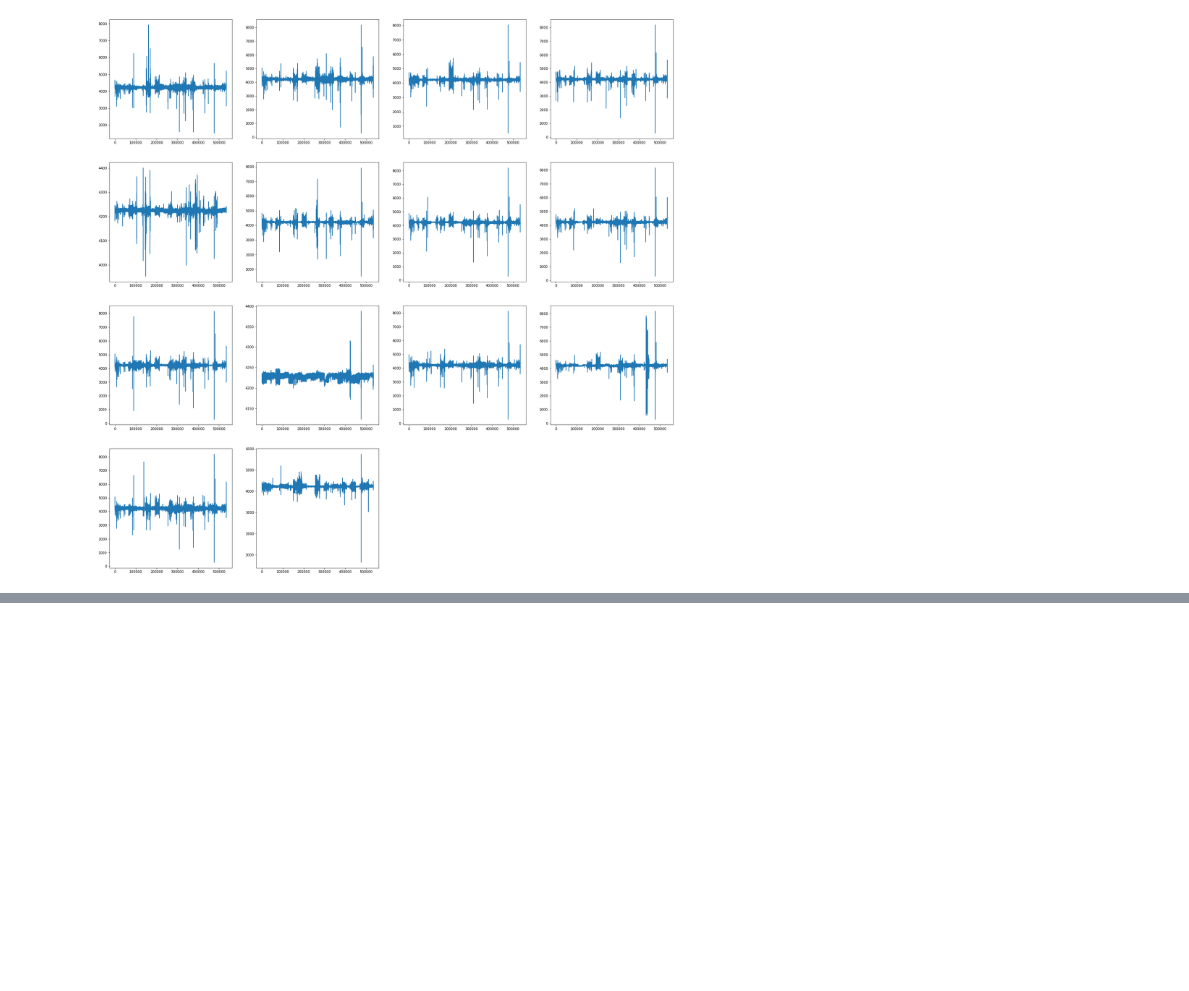
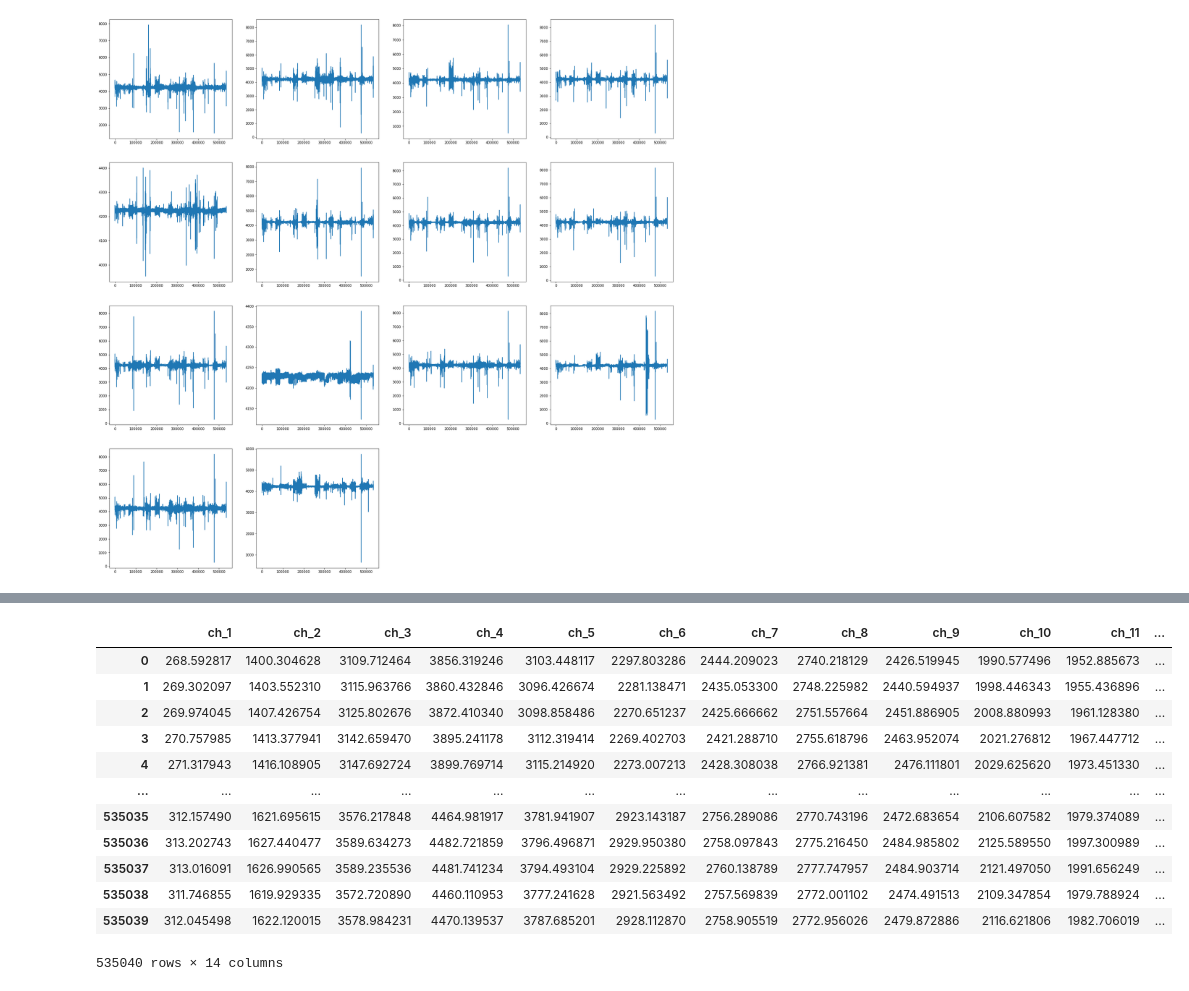
Before and after one commit to Afifa-Dar/like-dislike-classification, a Jupyter notebook: merge_data.ipynb, the cells around one changed output, grey strips where cells are left out. Cells and saved outputs as stored; diff of their text form; code cells hidden in the pictures; blank space fills up the shorter version.

```diff
--- a/merge_data.ipynb
+++ b/merge_data.ipynb
@@ -160,0 +226,18 @@ for i , col in enumerate(channels,1):
+# %%
+#cpnvert filtered data in dataframe
+clean_data = pd.DataFrame(filtered_data, columns=channels)
+# clean_data
+# %% [output]
+|  | ch_1 | ch_2 | ch_3 | ch_4 | ch_5 | ch_6 | ch_7 | ch_8 | ch_9 | ch_10 | ch_11 | ... |
+| 0 | 268.592817 | 1400.304628 | 3109.712464 | 3856.319246 | 3103.448117 | 2297.803286 | 2444.209023 | 2740.218129 | 2426.519945 | 1990.577496 | 1952.885673 | ... |
+| 1 | 269.302097 | 1403.552310 | 3115.963766 | 3860.432846 | 3096.426674 | 2281.138471 | 2435.053300 | 2748.225982 | 2440.594937 | 1998.446343 | 1955.436896 | ... |
+| 2 | 269.974045 | 1407.426754 | 3125.802676 | 3872.410340 | 3098.858486 | 2270.651237 | 2425.666662 | 2751.557664 | 2451.886905 | 2008.880993 | 1961.128380 | ... |
+| 3 | 270.757985 | 1413.377941 | 3142.659470 | 3895.241178 | 3112.319414 | 2269.402703 | 2421.288710 | 2755.618796 | 2463.952074 | 2021.276812 | 1967.447712 | ... |
+| 4 | 271.317943 | 1416.108905 | 3147.692724 | 3899.769714 | 3115.214920 | 2273.007213 | 2428.308038 | 2766.921381 | 2476.111801 | 2029.625620 | 1973.451330 | ... |
+| ... | ... | ... | ... | ... | ... | ... | ... | ... | ... | ... | ... | ... |
+| 535035 | 312.157490 | 1621.695615 | 3576.217848 | 4464.981917 | 3781.941907 | 2923.143187 | 2756.289086 | 2770.743196 | 2472.683654 | 2106.607582 | 1979.374089 | ... |
+| 535036 | 313.202743 | 1627.440477 | 3589.634273 | 4482.721859 | 3796.496871 | 2929.950380 | 2758.097843 | 2775.216450 | 2484.985802 | 2125.589550 | 1997.300989 | ... |
+| 535037 | 313.016091 | 1626.990565 | 3589.235536 | 4481.741234 | 3794.493104 | 2929.225892 | 2760.138789 | 2777.747957 | 2484.903714 | 2121.497050 | 1991.656249 | ... |
+| 535038 | 311.746855 | 1619.929335 | 3572.720890 | 4460.110953 | 3777.241628 | 2921.563492 | 2757.569839 | 2772.001102 | 2474.491513 | 2109.347854 | 1979.788924 | ... |
+| 535039 | 312.045498 | 1622.120015 | 3578.984231 | 4470.139537 | 3787.685201 | 2928.112870 | 2758.905519 | 2772.956026 | 2479.872886 | 2116.621806 | 1982.706019 | ... |
+535040 rows × 14 columns
```
Also changed, not shown: parts of 8 cells of this notebook.
